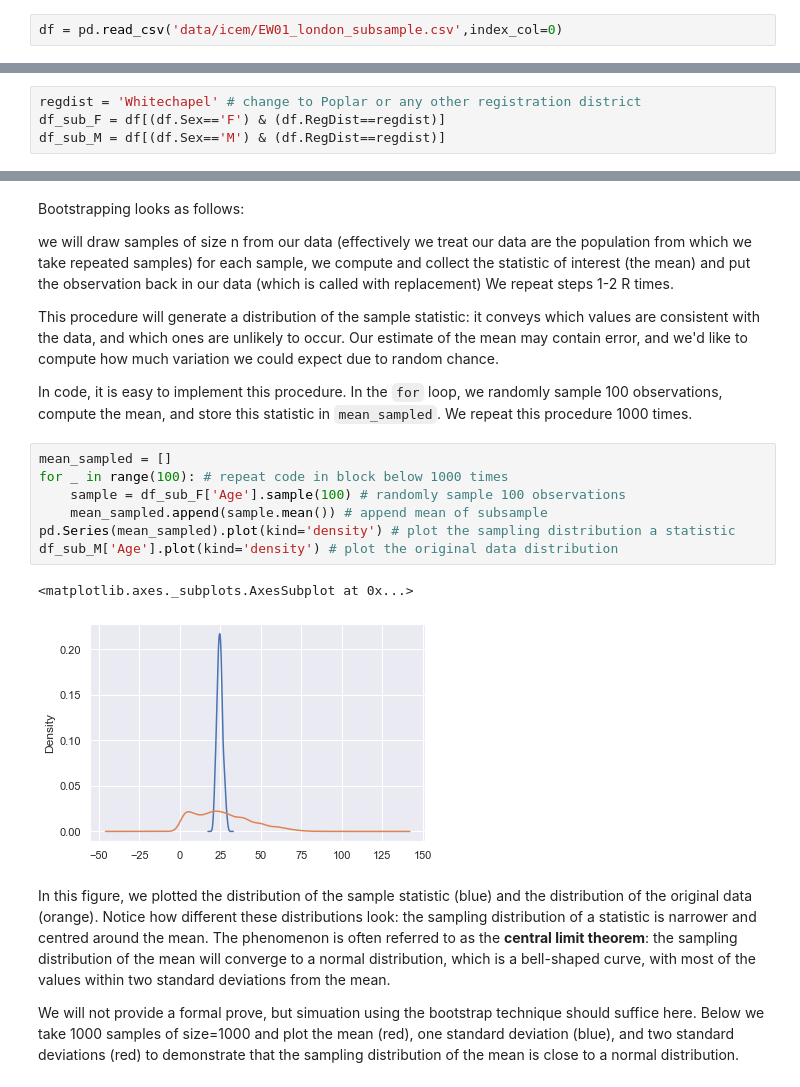
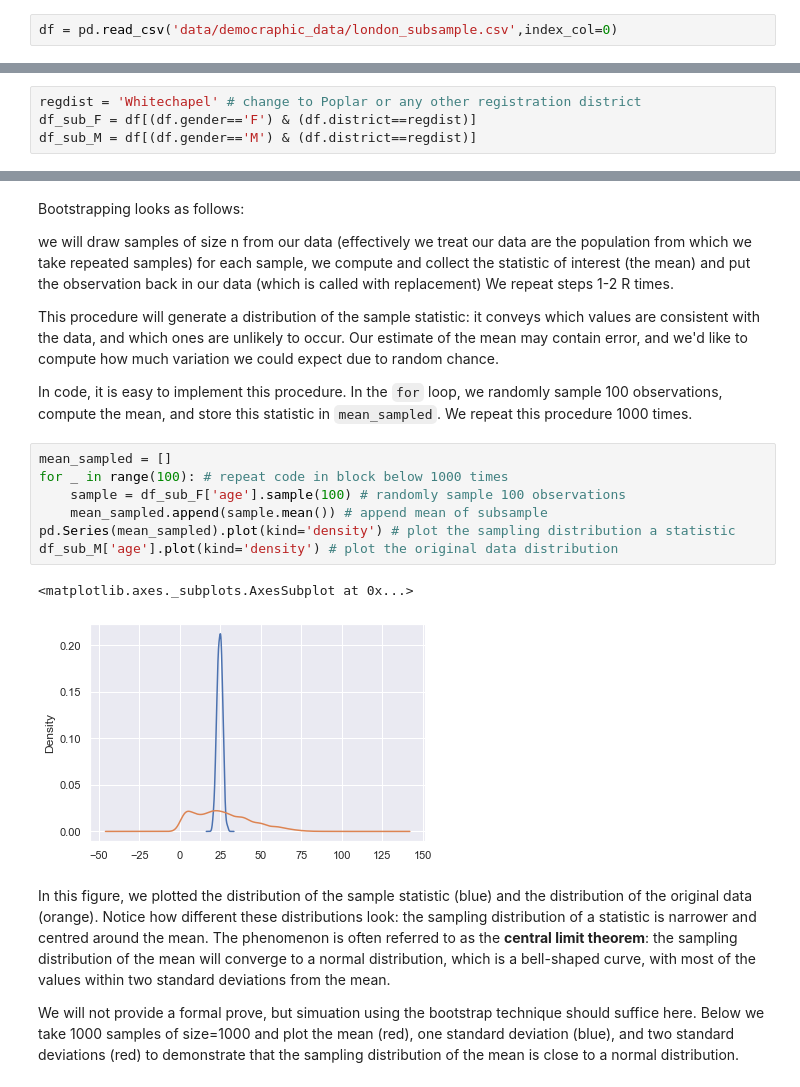
Before and after one commit to kasparvonbeelen/ghi_python, a Jupyter notebook: 10_-_Hypothesis_Testing.ipynb, the cells around one changed output, grey strips where cells are left out. Cells and saved outputs as stored; diff of their text form.

```diff
--- a/10_-_Hypothesis_Testing.ipynb
+++ b/10_-_Hypothesis_Testing.ipynb
@@ -30,5 +30,5 @@ import random
 from tqdm.notebook import tqdm
 sns.set()
 # %%
-df = pd.read_csv('data/icem/EW01_london_subsample.csv',index_col=0)
+df = pd.read_csv('data/democraphic_data/london_subsample.csv',index_col=0)
 # %% [markdown]
@@ -192,8 +192,8 @@ But one statistic remains a weak empirical basis. To estimate the variation and
 Will use the bootstrap method to compute the variation we can expect around the mean for women in Whitechapel.
 # %%
 regdist = 'Whitechapel' # change to Poplar or any other registration district
-df_sub_F = df[(df.Sex=='F') & (df.RegDist==regdist)]
-df_sub_M = df[(df.Sex=='M') & (df.RegDist==regdist)]
+df_sub_F = df[(df.gender=='F') & (df.district==regdist)]
+df_sub_M = df[(df.gender=='M') & (df.district==regdist)]
 # %% [markdown]
 Before we start, observe the different distribution of 'Age' variable for each sex (blue='F', orange='M')  Actually the look pretty similar, no?
 # %%
@@ -218,13 +218,13 @@ In code, it is easy to implement this procedure. In the `for` loop, we randomly
 # %%
 mean_sampled = []
 for _ in range(100): # repeat code in block below 1000 times
-    sample = df_sub_F['Age'].sample(100) # randomly sample 100 observations
+    sample = df_sub_F['age'].sample(100) # randomly sample 100 observations
     mean_sampled.append(sample.mean()) # append mean of subsample
 pd.Series(mean_sampled).plot(kind='density') # plot the sampling distribution a statistic
-df_sub_M['Age'].plot(kind='density') # plot the original data distribution
+df_sub_M['age'].plot(kind='density') # plot the original data distribution
 # %% [output]
 <matplotlib.axes._subplots.AxesSubplot at 0x...>
-[figure, old version]
+[figure, new version]
 # %% [markdown]
 In this figure, we plotted the distribution of the sample statistic (blue) and the distribution of the original data (orange). Notice how different these distributions look: the sampling distribution of a statistic is narrower and centred around the mean. The phenomenon is often referred to as the **central limit theorem**: the sampling distribution of the mean will converge to a normal distribution,  which is a bell-shaped curve, with most of the values within two standard deviations from the mean.
 
```
Also changed, not shown: parts of 33 cells of this notebook, 2 other files.
